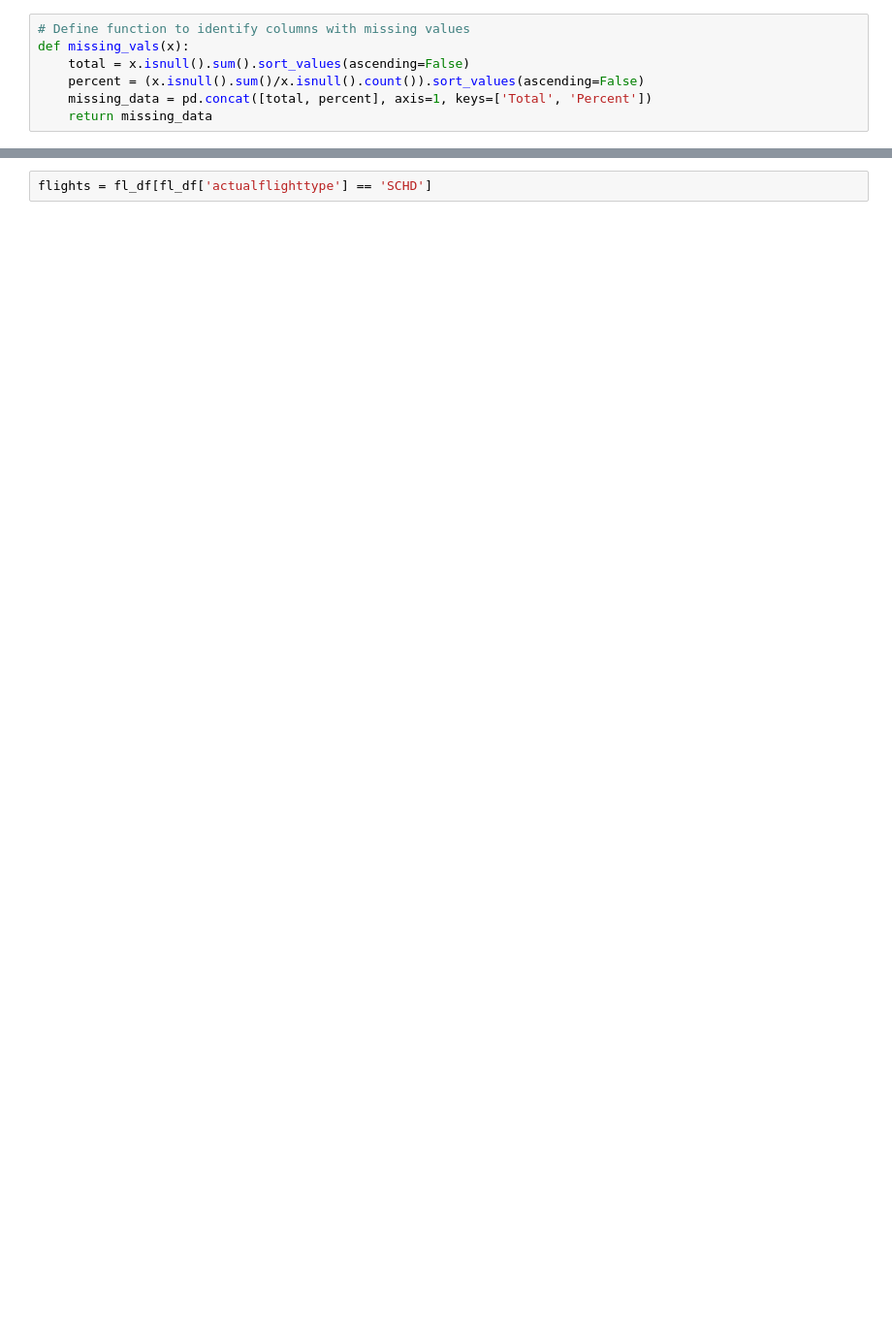
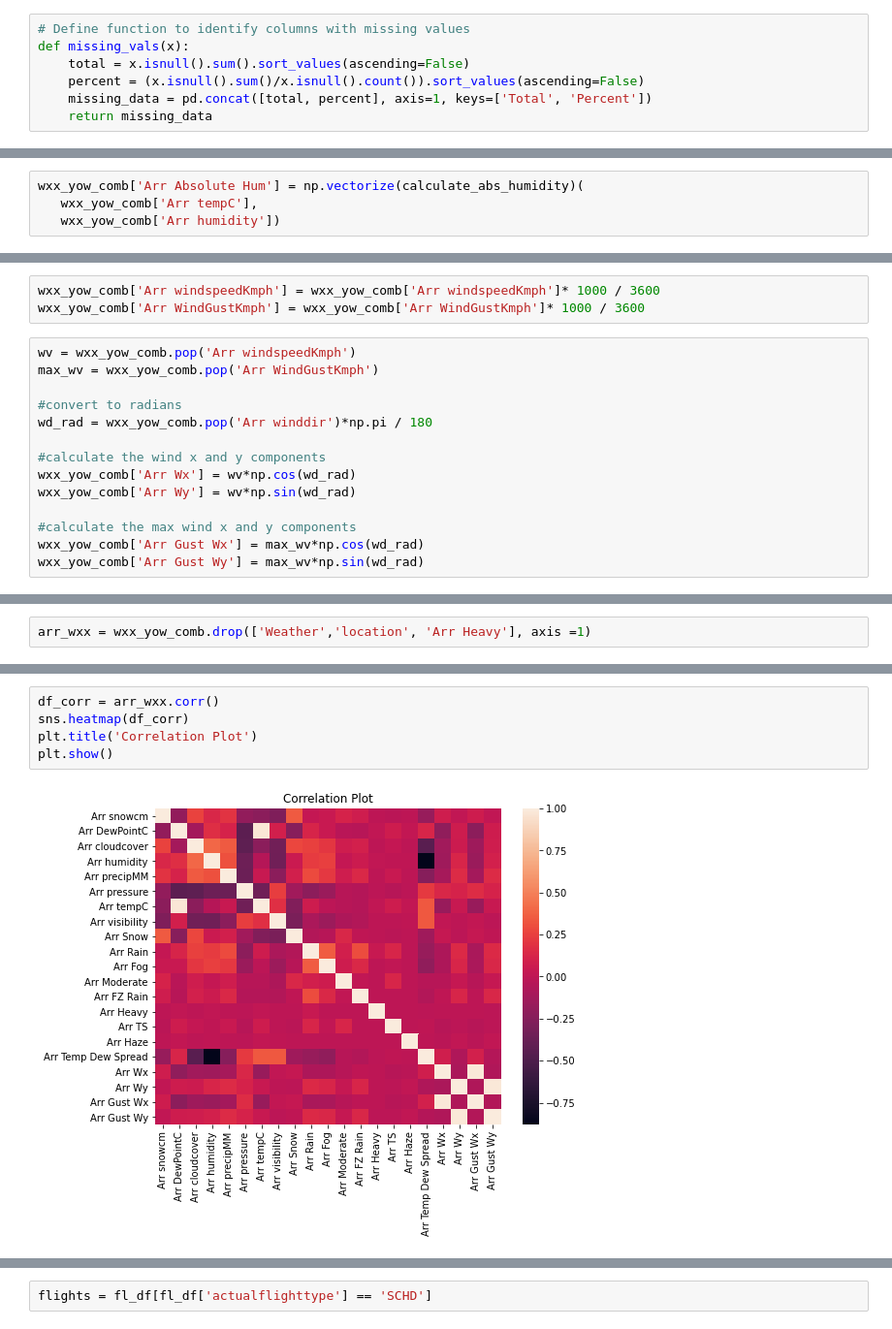
Before and after one commit to JesShea/Capstone-Project, a Jupyter notebook: Flight_EDA.ipynb, the cells around one changed output, grey strips where cells are left out. Shown at 97% size. Saved outputs shown, nothing was run; the diff lists cells and outputs as text; blank space fills up the shorter version.

Commit message:
Flights and weather

```diff
--- a/Flight_EDA.ipynb
+++ b/Flight_EDA.ipynb
@@ -134,0 +124,4 @@ cxl = fl_df[fl_df['actualflighttype'] == 'SCHD X']
+# %%
+wxx_yow_comb['Arr Absolute Hum'] = np.vectorize(calculate_abs_humidity)(
+   wxx_yow_comb['Arr tempC'],
+   wxx_yow_comb['Arr humidity'])
@@ -134,0 +148,17 @@ cxl = fl_df[fl_df['actualflighttype'] == 'SCHD X']
+# %%
+wxx_yow_comb['Arr windspeedKmph'] = wxx_yow_comb['Arr windspeedKmph']* 1000 / 3600
+wxx_yow_comb['Arr WindGustKmph'] = wxx_yow_comb['Arr WindGustKmph']* 1000 / 3600
+# %%
+wv = wxx_yow_comb.pop('Arr windspeedKmph')
+max_wv = wxx_yow_comb.pop('Arr WindGustKmph')
+
+#convert to radians
+wd_rad = wxx_yow_comb.pop('Arr winddir')*np.pi / 180
+
+#calculate the wind x and y components
+wxx_yow_comb['Arr Wx'] = wv*np.cos(wd_rad)
+wxx_yow_comb['Arr Wy'] = wv*np.sin(wd_rad)
+
+#calculate the max wind x and y components
+wxx_yow_comb['Arr Gust Wx'] = max_wv*np.cos(wd_rad)
+wxx_yow_comb['Arr Gust Wy'] = max_wv*np.sin(wd_rad)
@@ -134,0 +175,2 @@ cxl = fl_df[fl_df['actualflighttype'] == 'SCHD X']
+# %%
+arr_wxx = wxx_yow_comb.drop(['Weather','location', 'Arr Heavy'], axis =1)
@@ -134,0 +193,7 @@ cxl = fl_df[fl_df['actualflighttype'] == 'SCHD X']
+# %%
+df_corr = arr_wxx.corr()
+sns.heatmap(df_corr)
+plt.title('Correlation Plot')
+plt.show()
+# %% [output]
+[figure, added]
```
Also changed, not shown: parts of 182 cells of this notebook.
